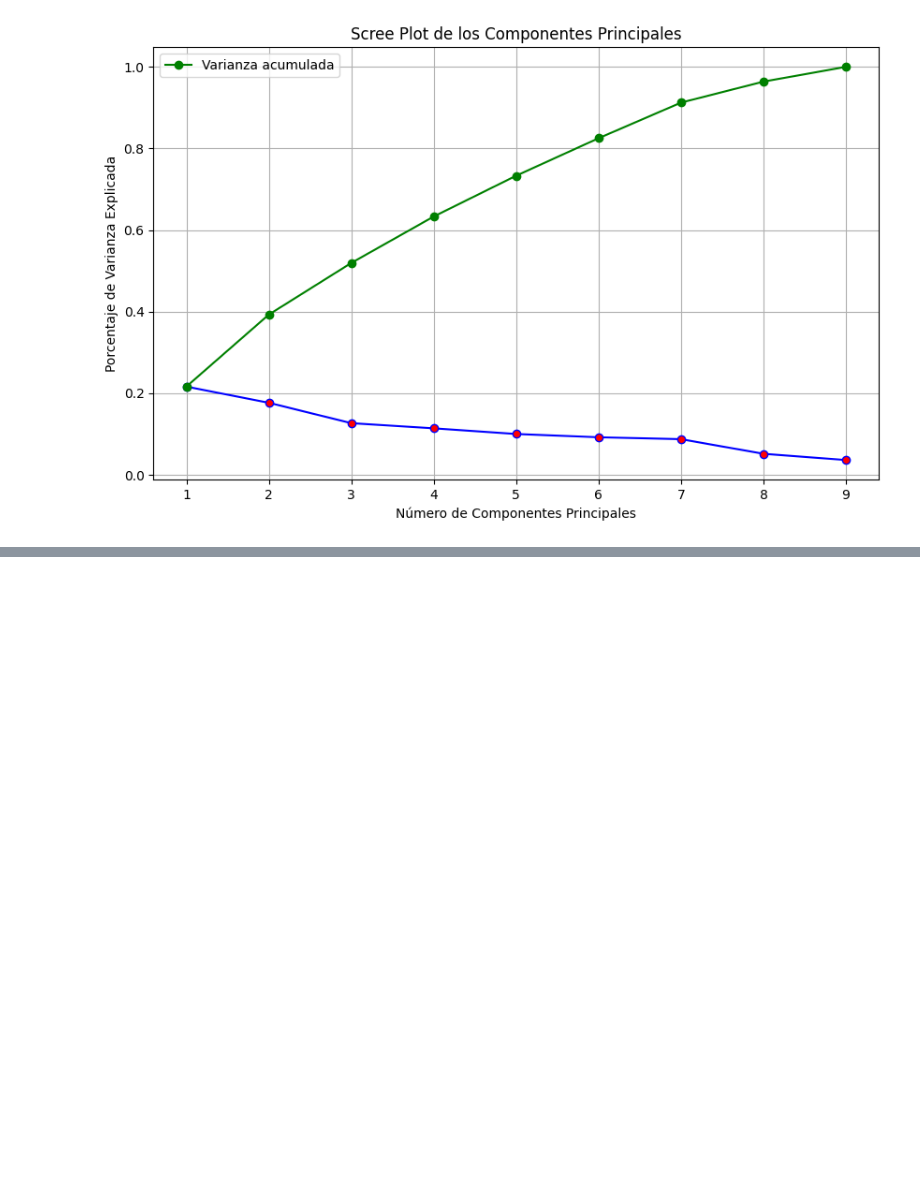
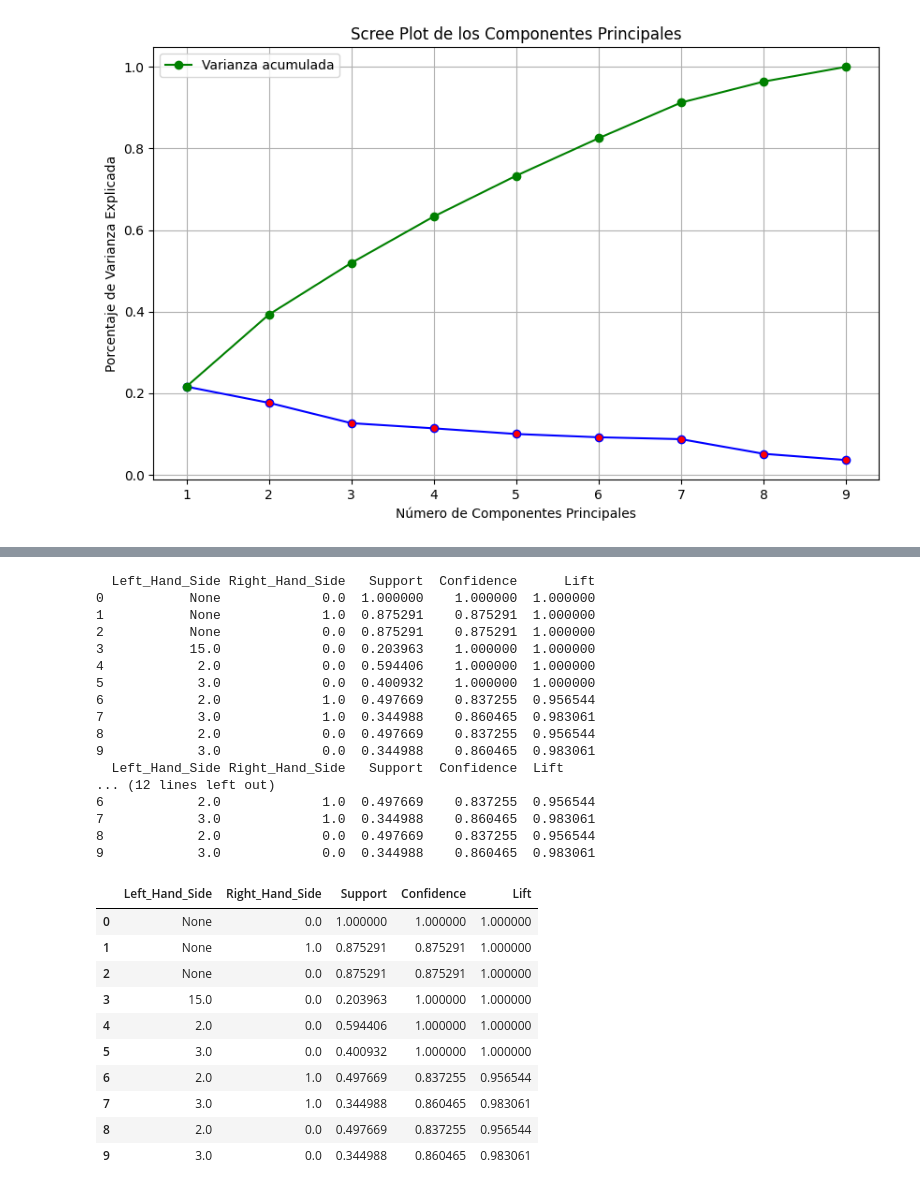
Before and after one commit to Wachuuu15/DS_lab1, a Jupyter notebook: EdaDataMining (1).ipynb, the cells around one changed output, grey strips where cells are left out. Drawn from its saved outputs; the diff is of its cells as text; code cells hidden in the pictures; blank space fills up the shorter version.

```diff
--- a/EdaDataMining (1).ipynb
+++ b/EdaDataMining (1).ipynb
@@ -631,0 +703,31 @@ plt.show()
+# %%
+def inspect(output):
+    lhs = []
+    rhs = []
+    support = []
+    confidence = []
+    lift = []
+
+    for result in output:
+        if len(result[2]) > 0:
+            first_rule = result[2][0]
+            if len(first_rule) >= 4:
+                lhs.append(tuple(first_rule[0])[0] if first_rule[0] else None)
+                rhs.append(tuple(first_rule[1])[0] if first_rule[1] else None)
+                support.append(result[1])
+                confidence.append(first_rule[2])
+                lift.append(first_rule[3])
+            else:
+                lhs.append(None)
+                rhs.append(None)
+                support.append(result[1])
+                confidence.append(None)
+                lift.append(None)
+        else:
+            lhs.append(None)
+            rhs.append(None)
+            support.append(None)
+            confidence.append(None)
+            lift.append(None)
+
+    return list(zip(lhs, rhs, support, confidence, lift))
@@ -631,0 +737,36 @@ plt.show()
+# %%
+output_DataFrame = pd.DataFrame(inspect(output), columns=['Left_Hand_Side', 'Right_Hand_Side', 'Support', 'Confidence', 'Lift'])
+
+print(output_DataFrame)
+print(output_DataFrame.head())
+print(output_DataFrame.head(10))
+output_DataFrame
+# %% [output]
+  Left_Hand_Side Right_Hand_Side   Support  Confidence      Lift
+0           None             0.0  1.000000    1.000000  1.000000
+1           None             1.0  0.875291    0.875291  1.000000
+2           None             0.0  0.875291    0.875291  1.000000
+3           15.0             0.0  0.203963    1.000000  1.000000
+4            2.0             0.0  0.594406    1.000000  1.000000
+5            3.0             0.0  0.400932    1.000000  1.000000
+6            2.0             1.0  0.497669    0.837255  0.956544
+7            3.0             1.0  0.344988    0.860465  0.983061
+8            2.0             0.0  0.497669    0.837255  0.956544
+9            3.0             0.0  0.344988    0.860465  0.983061
+  Left_Hand_Side Right_Hand_Side   Support  Confidence  Lift
+... (12 lines left out)
+6            2.0             1.0  0.497669    0.837255  0.956544
+7            3.0             1.0  0.344988    0.860465  0.983061
+8            2.0             0.0  0.497669    0.837255  0.956544
+9            3.0             0.0  0.344988    0.860465  0.983061
+|  | Left_Hand_Side | Right_Hand_Side | Support | Confidence | Lift |
+| 0 | None | 0.0 | 1.000000 | 1.000000 | 1.000000 |
+| 1 | None | 1.0 | 0.875291 | 0.875291 | 1.000000 |
+| 2 | None | 0.0 | 0.875291 | 0.875291 | 1.000000 |
+| 3 | 15.0 | 0.0 | 0.203963 | 1.000000 | 1.000000 |
+| 4 | 2.0 | 0.0 | 0.594406 | 1.000000 | 1.000000 |
+| 5 | 3.0 | 0.0 | 0.400932 | 1.000000 | 1.000000 |
+| 6 | 2.0 | 1.0 | 0.497669 | 0.837255 | 0.956544 |
+| 7 | 3.0 | 1.0 | 0.344988 | 0.860465 | 0.983061 |
+| 8 | 2.0 | 0.0 | 0.497669 | 0.837255 | 0.956544 |
+| 9 | 3.0 | 0.0 | 0.344988 | 0.860465 | 0.983061 |
```
Also changed, not shown: parts of 14 cells of this notebook.
